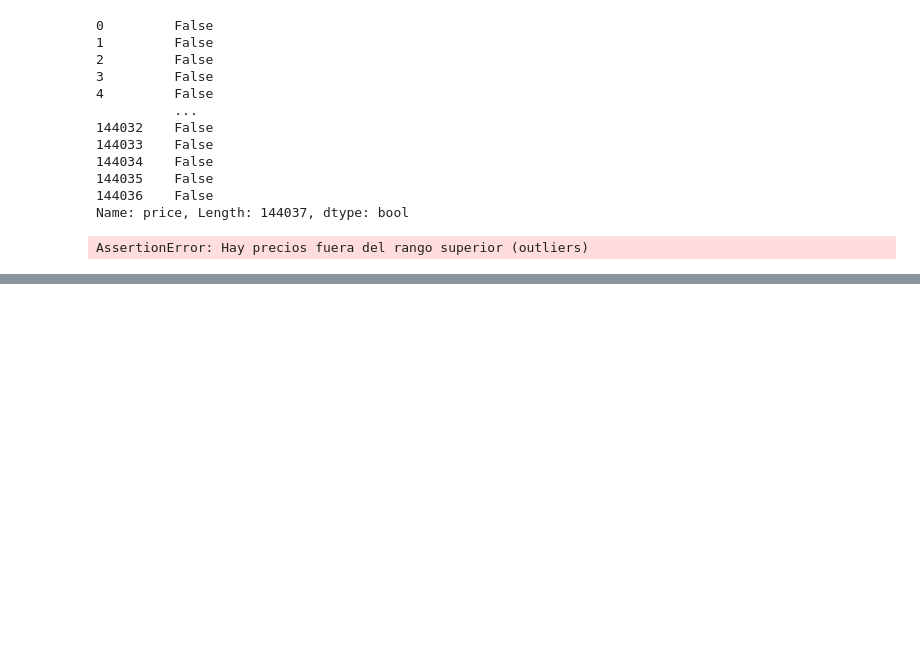
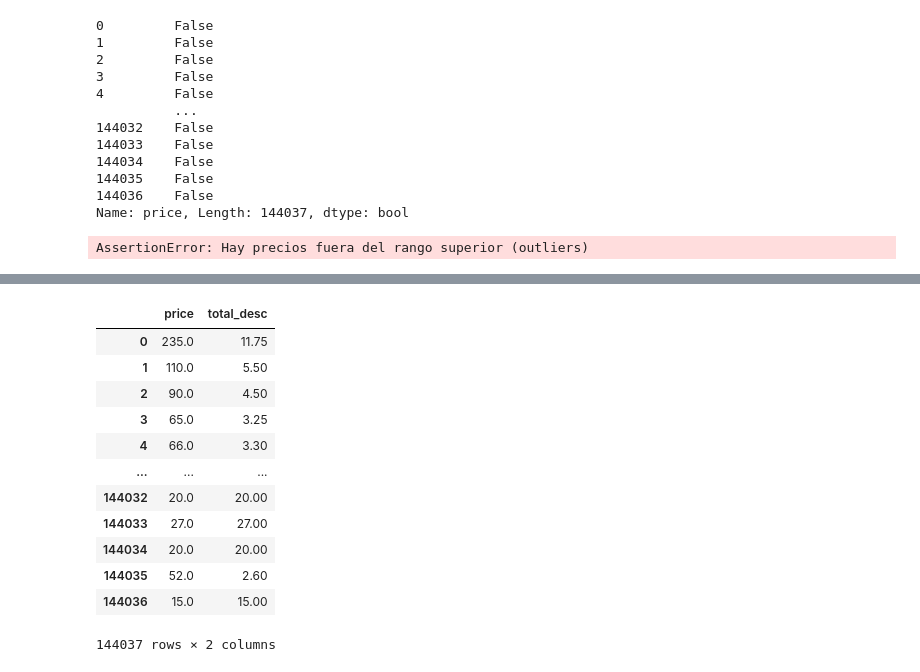
Before and after one commit to Lenis0207/PAD_2025_IIB1, a Jupyter notebook: src/clases_ad/clase_5678_pandas.ipynb, the cells around one changed output, grey strips where cells are left out. Saved outputs shown, nothing was run; the diff lists cells and outputs as text; code cells hidden in the pictures; blank space fills up the shorter version.

```diff
--- a/src/clases_ad/clase_5678_pandas.ipynb
+++ b/src/clases_ad/clase_5678_pandas.ipynb
@@ -603,0 +666,18 @@ AssertionError: Hay precios fuera del rango superior (outliers)
+# %%
+df_limpieza = df_csv.copy()
+df_limpieza["total_desc"] = df_limpieza["price"].where(df_limpieza["price"]<tramos[1],df_limpieza["price"]*0.05)
+df_limpieza[["price","total_desc"]]
+# %% [output]
+|  | price | total_desc |
+| 0 | 235.0 | 11.75 |
+| 1 | 110.0 | 5.50 |
+| 2 | 90.0 | 4.50 |
+| 3 | 65.0 | 3.25 |
+| 4 | 66.0 | 3.30 |
+| ... | ... | ... |
+| 144032 | 20.0 | 20.00 |
+| 144033 | 27.0 | 27.00 |
+| 144034 | 20.0 | 20.00 |
+| 144035 | 52.0 | 2.60 |
+| 144036 | 15.0 | 15.00 |
+144037 rows × 2 columns
```
Also changed, not shown: parts of 20 cells of this notebook.
